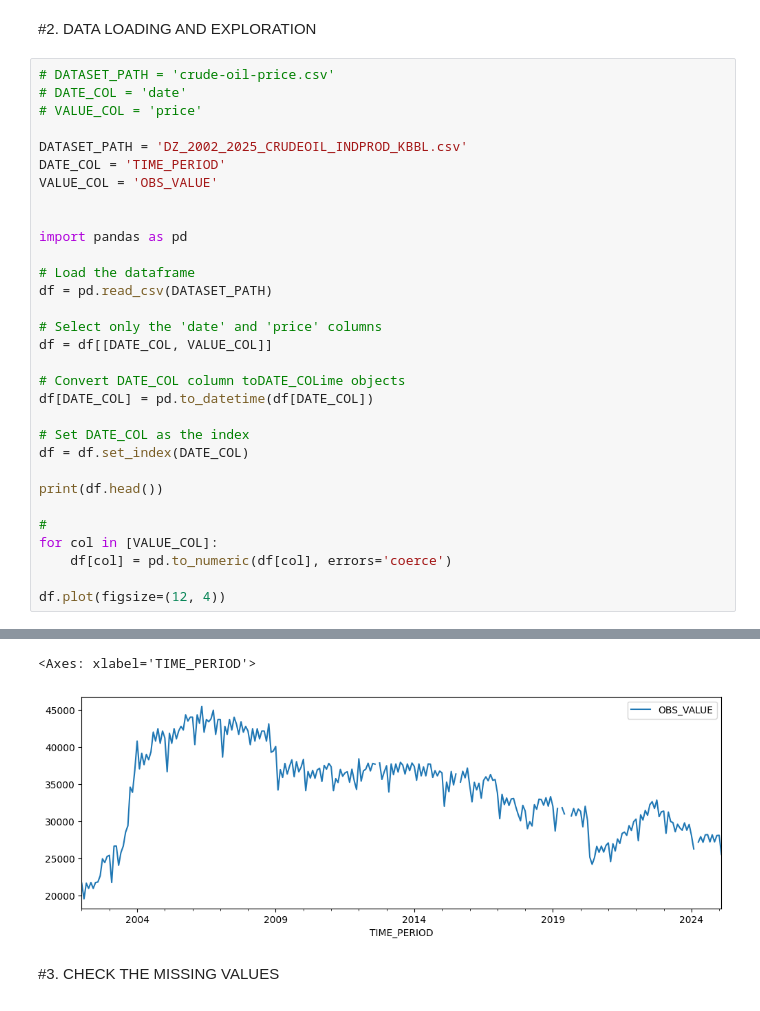
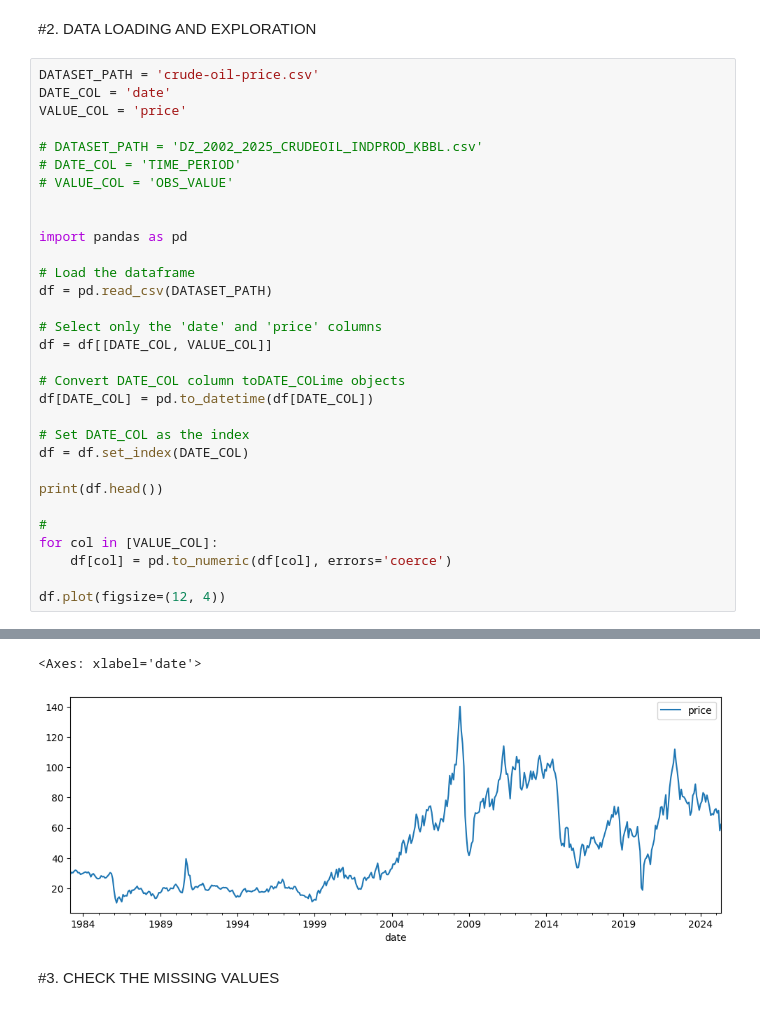
Before and after one commit to zaqks/CNN-AI-Driven-Price-Forecasting-for-Oil, a Jupyter notebook: CNN_AI_Driven_Price_Forecasting_for_Oil.ipynb, the cells around one changed output, grey strips where cells are left out. Saved outputs shown, nothing was run; the diff lists cells and outputs as text.

```diff
--- a/CNN_AI_Driven_Price_Forecasting_for_Oil.ipynb
+++ b/CNN_AI_Driven_Price_Forecasting_for_Oil.ipynb
@@ -20,13 +20,13 @@ tf.random.set_seed(SEED)
 # %% [markdown]
 #2. DATA LOADING AND EXPLORATION
 # %%
-# DATASET_PATH = 'crude-oil-price.csv'
-# DATE_COL = 'date'
-# VALUE_COL = 'price'
+DATASET_PATH = 'crude-oil-price.csv'
+DATE_COL = 'date'
+VALUE_COL = 'price'
 
-DATASET_PATH = 'DZ_2002_2025_CRUDEOIL_INDPROD_KBBL.csv'
-DATE_COL = 'TIME_PERIOD'
-VALUE_COL = 'OBS_VALUE'
+# DATASET_PATH = 'DZ_2002_2025_CRUDEOIL_INDPROD_KBBL.csv'
+# DATE_COL = 'TIME_PERIOD'
+# VALUE_COL = 'OBS_VALUE'
 
 
 import pandas as pd
@@ -61,5 +61,5 @@ TIME_PERIOD
-<Axes: xlabel='TIME_PERIOD'>
+<Axes: xlabel='date'>
-[figure, old version]
+[figure, new version]
 # %% [markdown]
 #3. CHECK THE MISSING VALUES
 # %%
```
Also changed, not shown: parts of 9 cells of this notebook.
